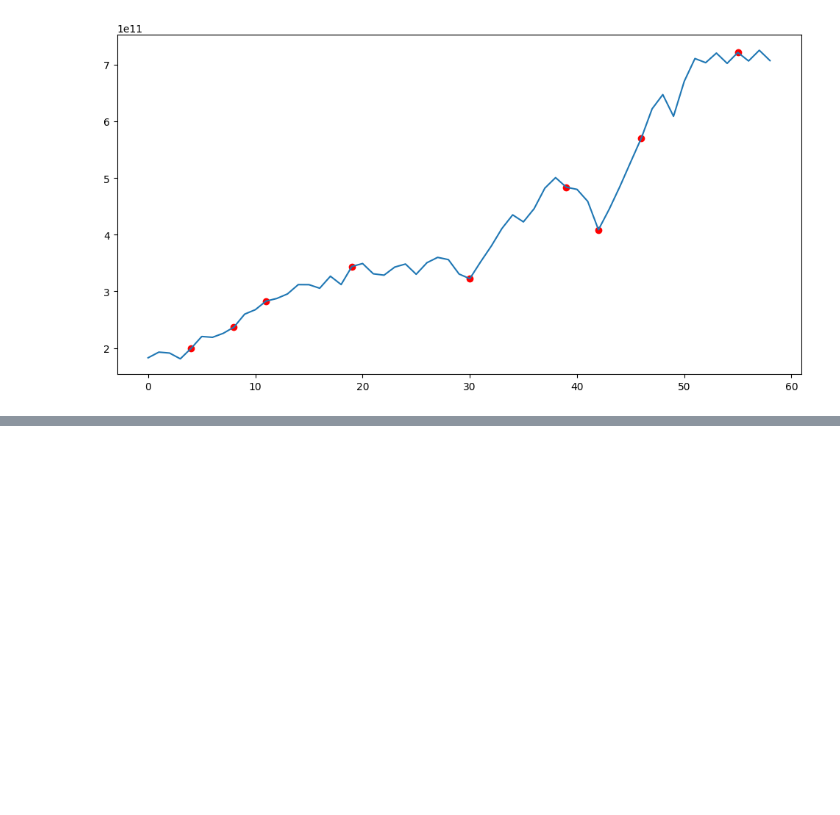
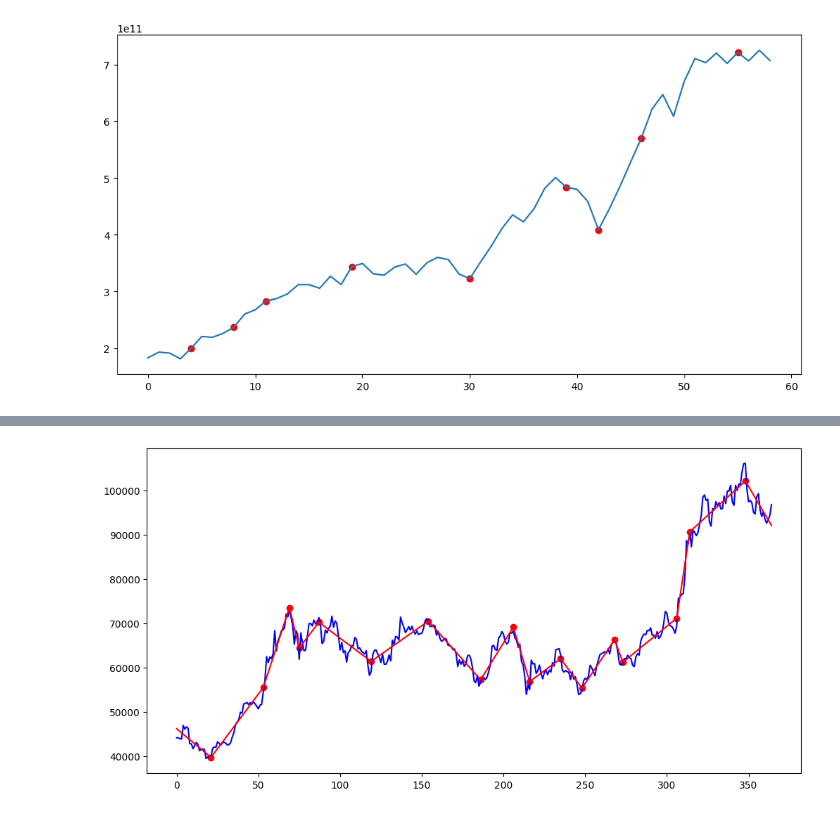
Before and after one commit to QMoayedpour/CPD_MVA, a Jupyter notebook: ntbk/synth_data.ipynb, the cells around one changed output, grey strips where cells are left out. Cells and saved outputs as stored; diff of their text form; code cells hidden in the pictures; blank space fills up the shorter version.

```diff
--- a/ntbk/synth_data.ipynb
+++ b/ntbk/synth_data.ipynb
@@ -111,0 +145,8 @@ plt.scatter(output, y[output], c="r")
+# %%
+beta = 80
+
+detector = CPOP(y, sigma, beta, h)
+output = detector.run()
+detector.compute_approx_and_plot()
+# %% [output]
+[figure, added]
```
Also changed, not shown: parts of 2 cells of this notebook, 1 other file.
